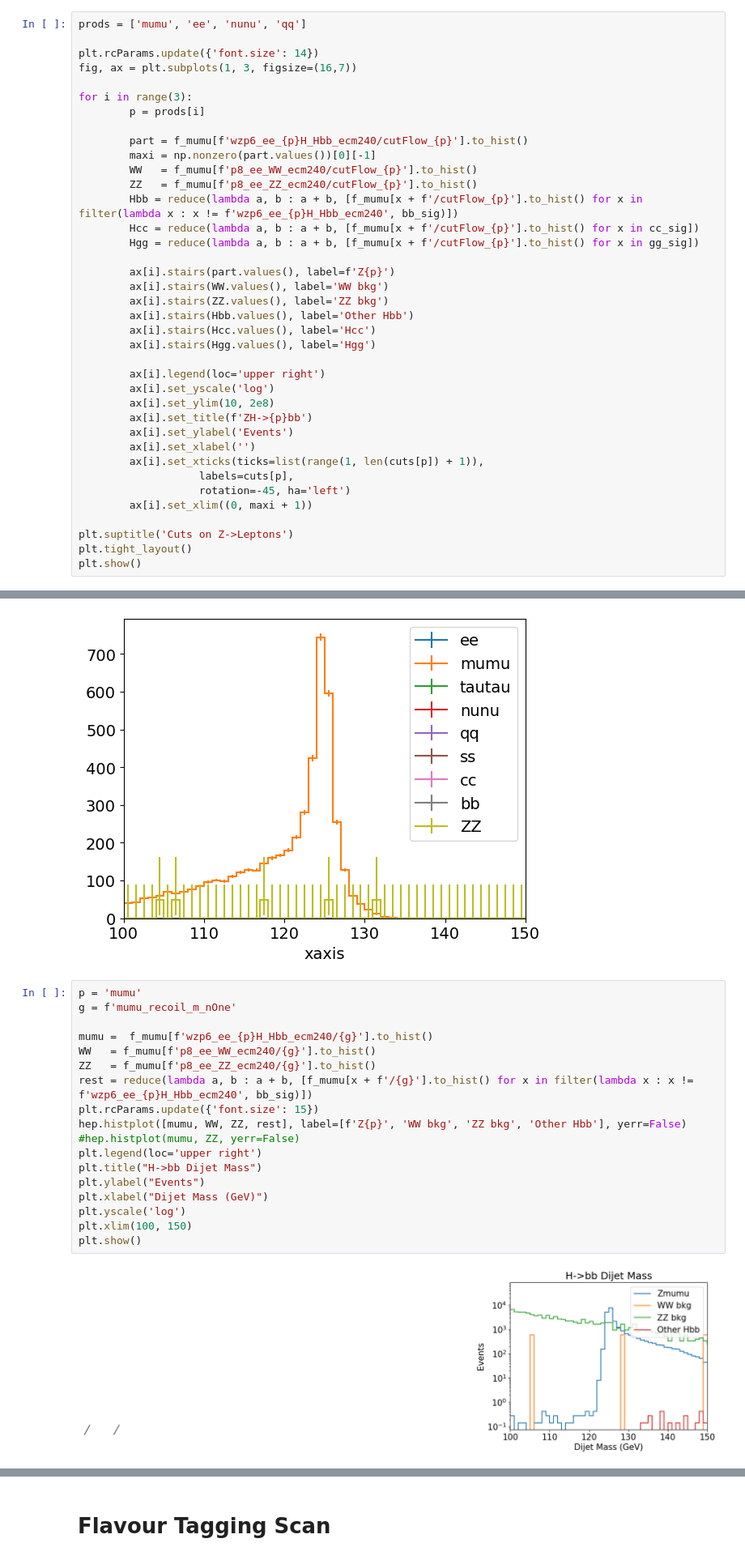
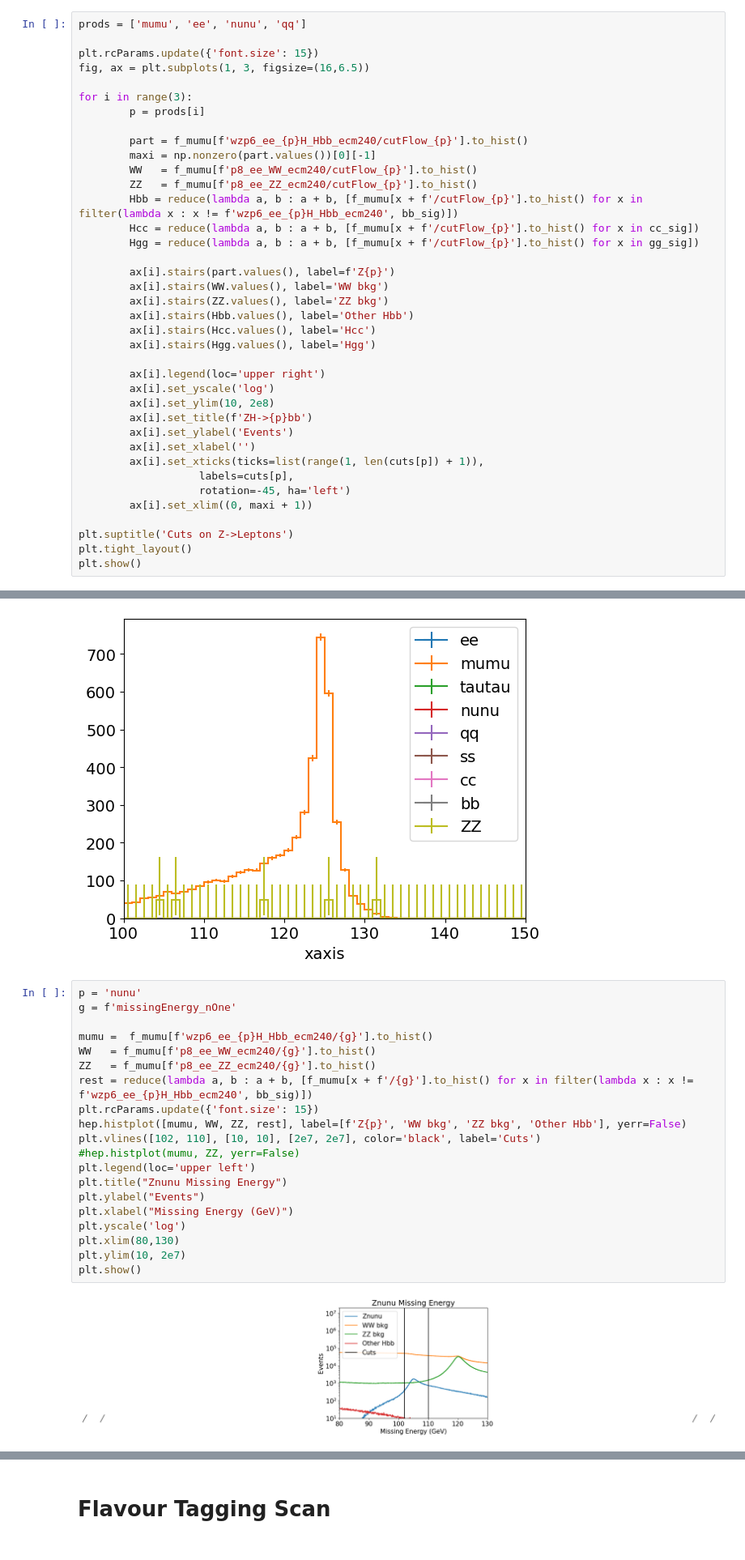
Before and after one commit to ilsanford/FCCAnalyzer, a Jupyter notebook: analyses/h_bb/h_bb.ipynb, the cells around one changed output, grey strips where cells are left out. Shown at 81% size. Saved outputs shown, nothing was run; the diff lists cells and outputs as text.

```diff
--- a/analyses/h_bb/h_bb.ipynb
+++ b/analyses/h_bb/h_bb.ipynb
@@ -86,8 +82,8 @@ Graph cuts specifically for Z->leps:
 # %%
 prods = ['mumu', 'ee', 'nunu', 'qq']
 
-plt.rcParams.update({'font.size': 14})
-fig, ax = plt.subplots(1, 3, figsize=(16,7))
+plt.rcParams.update({'font.size': 15})
+fig, ax = plt.subplots(1, 3, figsize=(16,6.5))
 
 for i in range(3):
         p = prods[i]
@@ -214,25 +216,27 @@ plt.show()
 # %% [output]
 [figure]
 # %%
-p = 'mumu'
-g = f'mumu_recoil_m_nOne'
+p = 'nunu'
+g = f'missingEnergy_nOne'
 
 mumu =  f_mumu[f'wzp6_ee_{p}H_Hbb_ecm240/{g}'].to_hist()
 WW   = f_mumu[f'p8_ee_WW_ecm240/{g}'].to_hist()
 ZZ   = f_mumu[f'p8_ee_ZZ_ecm240/{g}'].to_hist()
 rest = reduce(lambda a, b : a + b, [f_mumu[x + f'/{g}'].to_hist() for x in filter(lambda x : x != f'wzp6_ee_{p}H_Hbb_ecm240', bb_sig)])
 plt.rcParams.update({'font.size': 15})
 hep.histplot([mumu, WW, ZZ, rest], label=[f'Z{p}', 'WW bkg', 'ZZ bkg', 'Other Hbb'], yerr=False)
+plt.vlines([102, 110], [10, 10], [2e7, 2e7], color='black', label='Cuts')
 #hep.histplot(mumu, ZZ, yerr=False)
-plt.legend(loc='upper right')
-plt.title("H->bb Dijet Mass")
+plt.legend(loc='upper left')
+plt.title("Znunu Missing Energy")
 plt.ylabel("Events")
-plt.xlabel("Dijet Mass (GeV)")
+plt.xlabel("Missing Energy (GeV)")
 plt.yscale('log')
-plt.xlim(100, 150)
+plt.xlim(80,130)
+plt.ylim(10, 2e7)
 plt.show()
 # %% [output]
-[figure, old version]
+[figure, new version]
 # %%
 g = f'zee_m_nOne'
 
```
Also changed, not shown: parts of 12 cells of this notebook, 2 other files.
